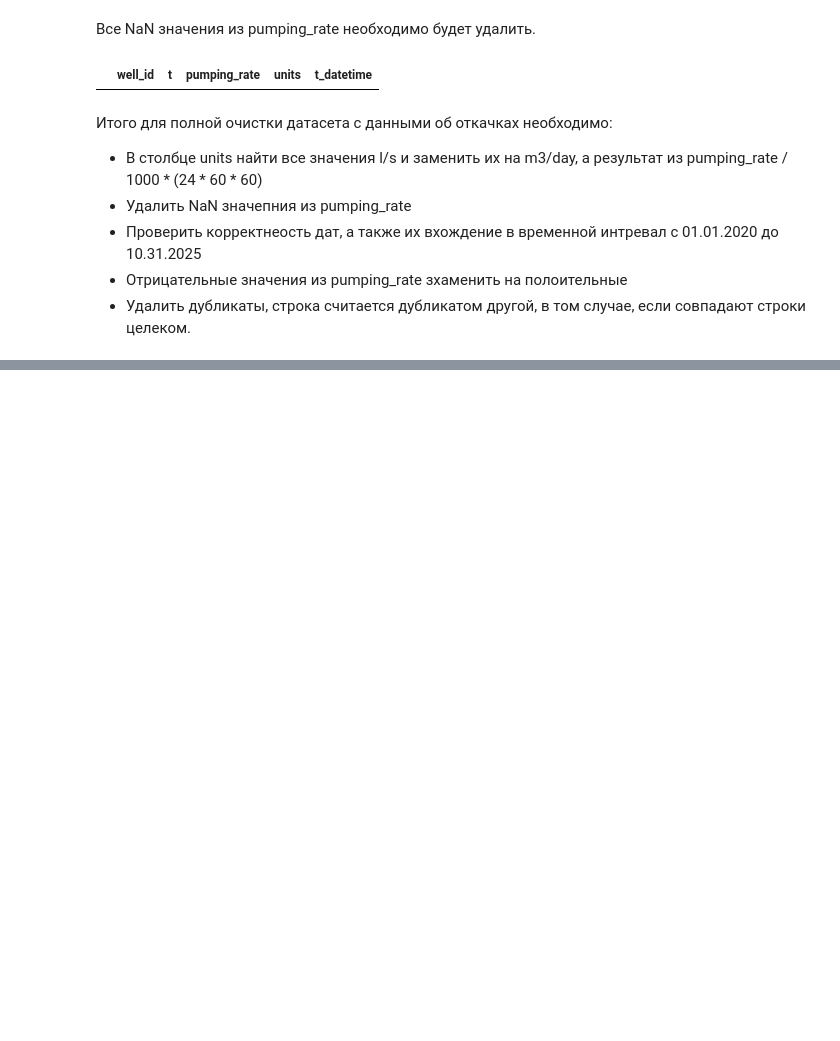
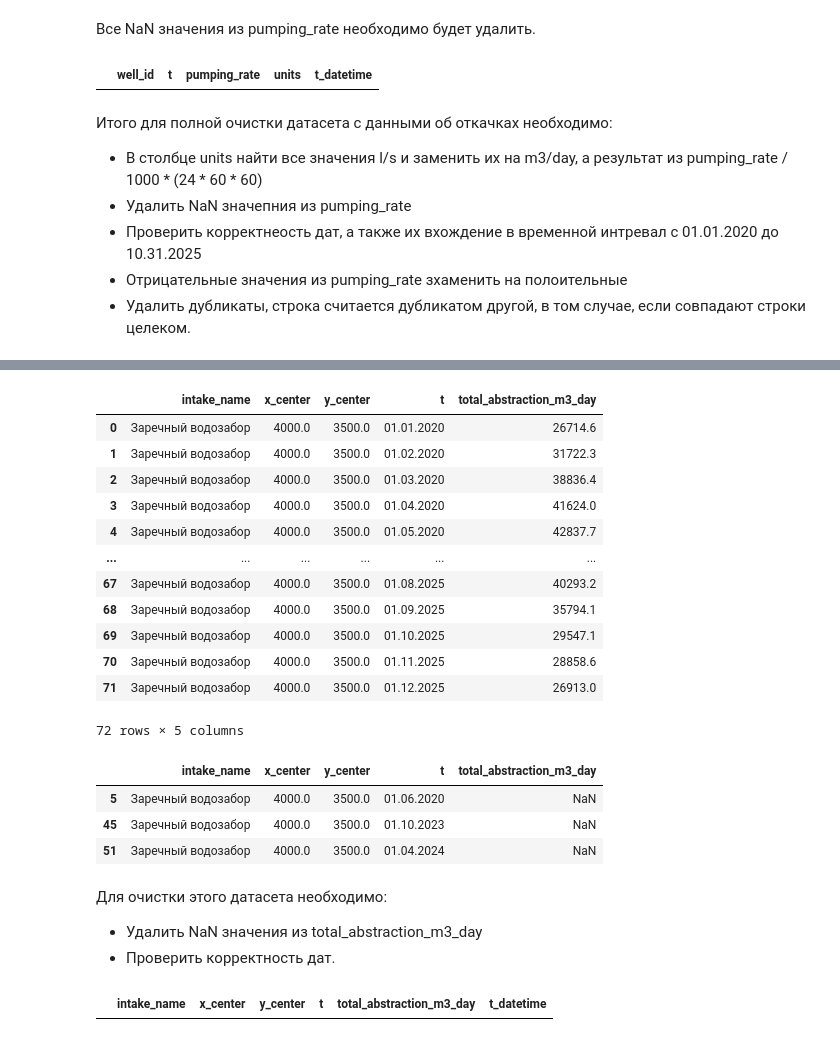
Before and after one commit to semsotsemm/ML-training, a Jupyter notebook: ML-006/notebook/01_exploration.ipynb, the cells around one changed output, grey strips where cells are left out. Cells and saved outputs as stored; diff of their text form; code cells hidden in the pictures; blank space fills up the shorter version.

```diff
--- a/ML-006/notebook/01_exploration.ipynb
+++ b/ML-006/notebook/01_exploration.ipynb
@@ -386,0 +492,33 @@ df_pumping[bad_values]
+# %%
+df_abstraction = pd.read_csv(f"{file_path}abstraction.csv")
+# %%
+df_abstraction
+# %% [output]
+|  | intake_name | x_center | y_center | t | total_abstraction_m3_day |
+| 0 | Заречный водозабор | 4000.0 | 3500.0 | 01.01.2020 | 26714.6 |
+| 1 | Заречный водозабор | 4000.0 | 3500.0 | 01.02.2020 | 31722.3 |
+| 2 | Заречный водозабор | 4000.0 | 3500.0 | 01.03.2020 | 38836.4 |
+| 3 | Заречный водозабор | 4000.0 | 3500.0 | 01.04.2020 | 41624.0 |
+| 4 | Заречный водозабор | 4000.0 | 3500.0 | 01.05.2020 | 42837.7 |
+| ... | ... | ... | ... | ... | ... |
+| 67 | Заречный водозабор | 4000.0 | 3500.0 | 01.08.2025 | 40293.2 |
+| 68 | Заречный водозабор | 4000.0 | 3500.0 | 01.09.2025 | 35794.1 |
+| 69 | Заречный водозабор | 4000.0 | 3500.0 | 01.10.2025 | 29547.1 |
+| 70 | Заречный водозабор | 4000.0 | 3500.0 | 01.11.2025 | 28858.6 |
+| 71 | Заречный водозабор | 4000.0 | 3500.0 | 01.12.2025 | 26913.0 |
+72 rows × 5 columns
+# %%
+df_abstraction[df_abstraction["total_abstraction_m3_day"].isna()]
+# %% [output]
+|  | intake_name | x_center | y_center | t | total_abstraction_m3_day |
+| 5 | Заречный водозабор | 4000.0 | 3500.0 | 01.06.2020 | NaN |
+| 45 | Заречный водозабор | 4000.0 | 3500.0 | 01.10.2023 | NaN |
+| 51 | Заречный водозабор | 4000.0 | 3500.0 | 01.04.2024 | NaN |
+# %% [markdown]
+Для очистки этого датасета необходимо:
+- Удалить NaN значения из total_abstraction_m3_day
+- Проверить корректность дат.
+# %%
+df_abstraction[df_abstraction["t"].isna()]
+# %% [output]
+|  | intake_name | x_center | y_center | t | total_abstraction_m3_day | t_datetime |
```
Also changed, not shown: parts of 22 cells of this notebook, 11 other files.
